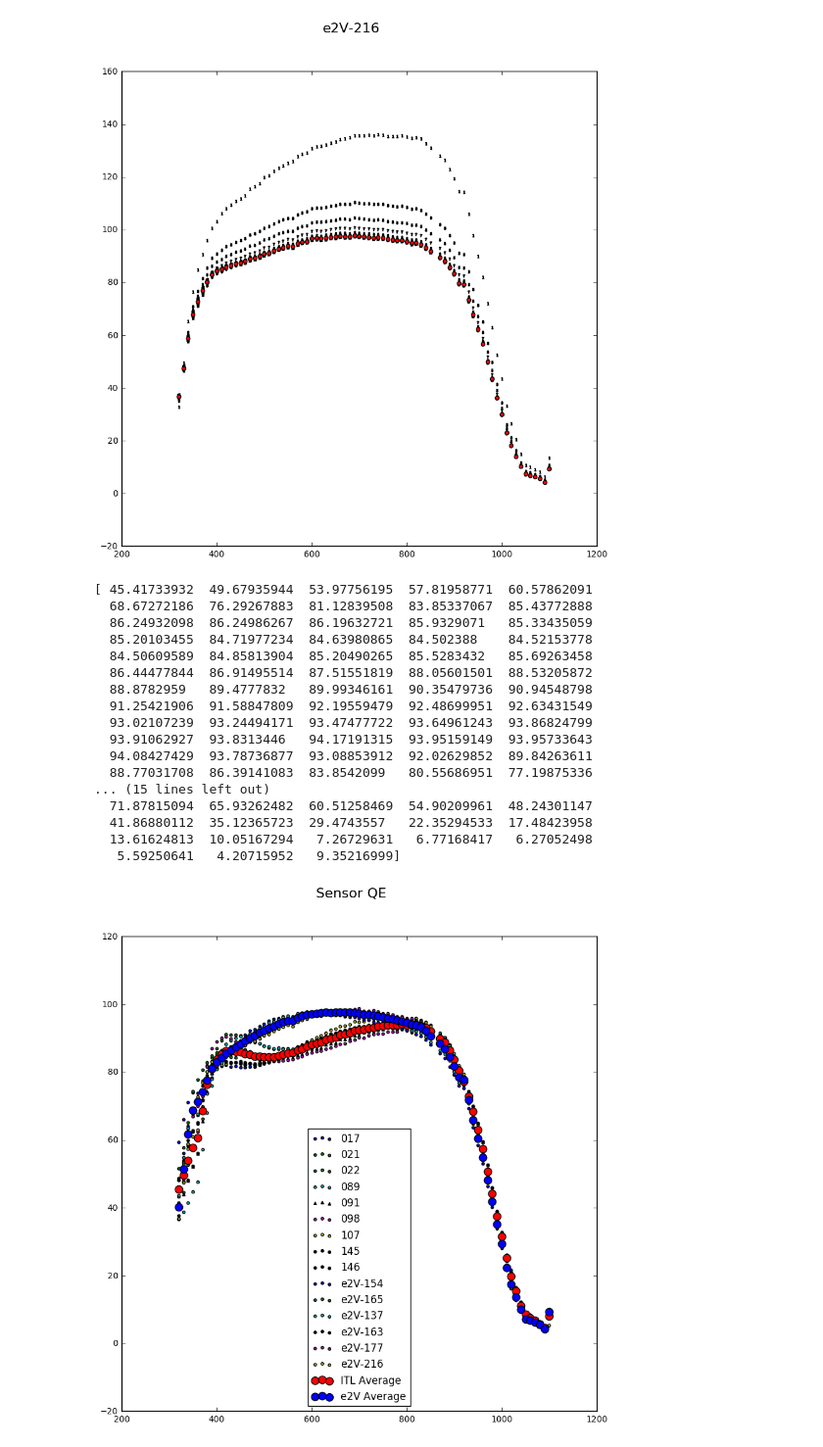
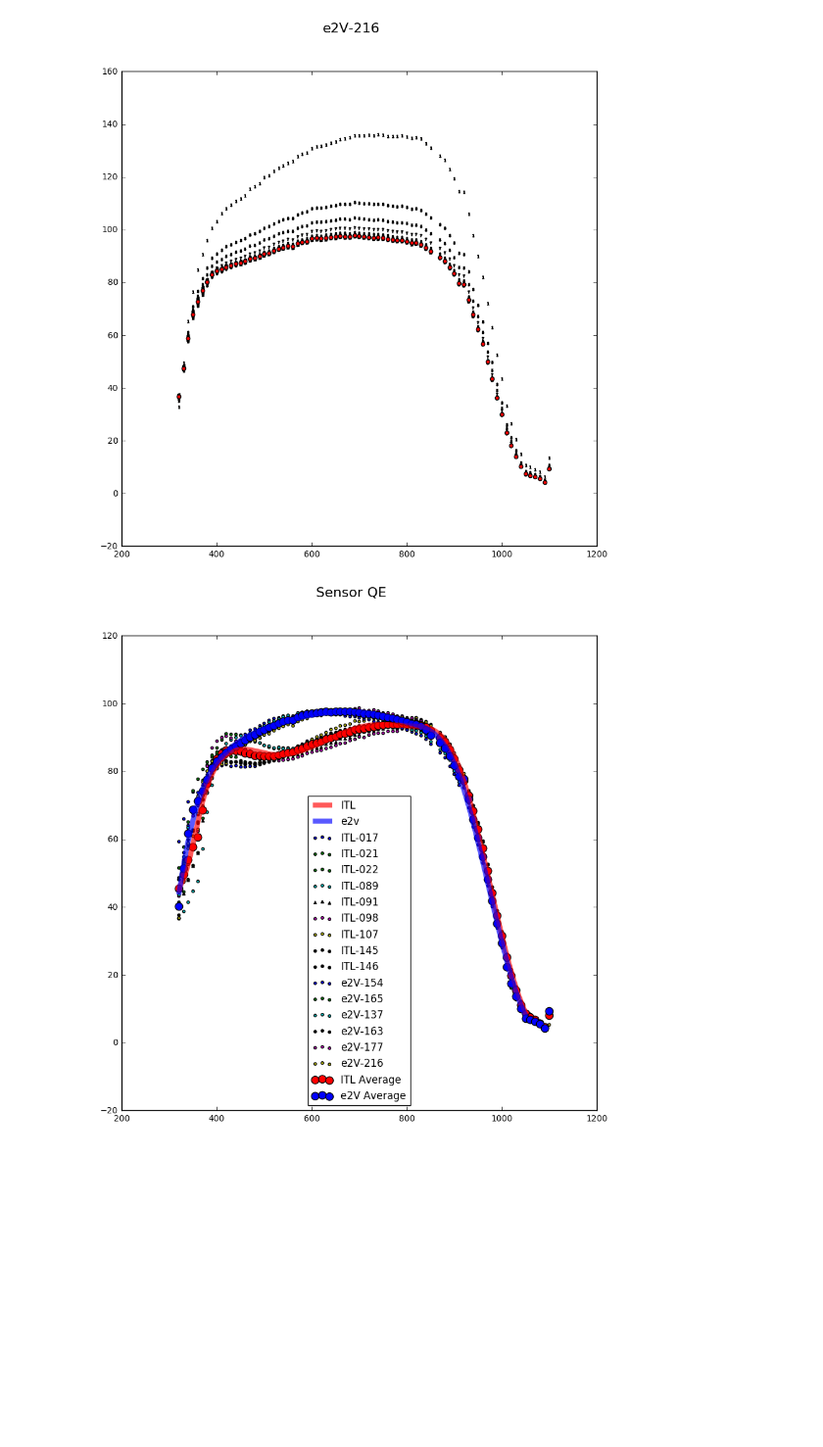
Before and after one commit to smr456/QE-working-area, a Jupyter notebook: QE_v1.ipynb, the cells around one changed output. Shown at 98% size. Saved outputs shown, nothing was run; the diff lists cells and outputs as text; code cells hidden in the pictures; blank space fills up the shorter version.

```diff
--- a/QE_v1.ipynb
+++ b/QE_v1.ipynb
@@ -825,51 +825,40 @@ AMP01 and 3 and 5 and 7 are particularly badly normalized and are omitted from t
 # %%
 superavg=(avg017+avg021+avg089+avg091+avg098+avg107+avg146)/7
 superavge=(avg137e+avg154e+avg163e+avg165e+avg177e+avg216e)/6
-print (superavg, superavge)
-#for item in superavg:
-#print (round(item,1))
-#for i in range(len(superavg)):
-#    print (round(wavelength[i],1),round(superavg[i],1))
+# now let's interpolate
+from scipy import interpolate
+#itl=interpolate.interp1d(wavelength,superavg,kind='cubic')
+#e2v=interpolate.interp1d(wavelength,superavge,kind='cubic')
+itl=interpolate.UnivariateSpline(wavelength,superavg)
+e2v=interpolate.UnivariateSpline(wavelength,superavge)
+lambda1=np.arange(321,1050,1)
+itlcurve=itl(lambda1)
+e2vcurve=e2v(lambda1)
 fig1=plt.figure(1,[figwidth,figheight])
 #fig1.ylabel('QE')
 fig1.suptitle('Sensor QE', fontsize=16)
-plt.scatter(wavelength, avg017, 10,'blue',label='017')
-plt.scatter(wavelength, avg021, 10,'g', label='021')
-plt.scatter(wavelength, avg022, 10,'g', label='022')
-plt.scatter(wavelength, avg089, 10,'c', label='089')
-plt.scatter(wavelength, avg091, 10,'black','^', label='091')
-plt.scatter(wavelength, avg098, 10,'m', label='098')
-plt.scatter(wavelength, avg107, 10,'y', label='107')
-plt.scatter(wavelength, avg145, 10,'k', label='145')
-plt.scatter(wavelength, avg146, 10,'k', label='146')
+plt.plot(lambda1, itlcurve,'r',linewidth=6,label='ITL',alpha=0.65)
+plt.plot(lambda1, e2vcurve,'b', linewidth=6, label='e2v',alpha=0.65)
+plt.scatter(wavelength, avg017, 10,'blue',label='ITL-017')
+plt.scatter(wavelength, avg021, 10,'g', label='ITL-021')
+plt.scatter(wavelength, avg022, 10,'g', label='ITL-022')
+plt.scatter(wavelength, avg089, 10,'c', label='ITL-089')
+plt.scatter(wavelength, avg091, 10,'black','^', label='ITL-091')
+plt.scatter(wavelength, avg098, 10,'m', label='ITL-098')
+plt.scatter(wavelength, avg107, 10,'y', label='ITL-107')
+plt.scatter(wavelength, avg145, 10,'k', label='ITL-145')
+plt.scatter(wavelength, avg146, 10,'k', label='ITL-146')
 plt.scatter(wavelength, avg154e, 10,'b', label='e2V-154')
 plt.scatter(wavelength, avg165e, 10,'g', label='e2V-165')
 plt.scatter(wavelength, avg137e, 10,'c', label='e2V-137')
 plt.scatter(wavelength, avg163e, 10,'black', label='e2V-163')
 plt.scatter(wavelength, avg177e, 10,'m', label='e2V-177')
 plt.scatter(wavelength, avg216e, 10,'y', label='e2V-216')
 plt.scatter(wavelength, superavg, 80,'r', label='ITL Average')
 plt.scatter(wavelength, superavge, 80,'b', label='e2V Average')
 #plt.scatter(wavelength, avg179e, 50,'y', label='e2V-179')
 pylab.legend(loc='lower center')
 fig1.savefig('SensorQE.pdf')
 # %% [output]
-[ 45.41733932  49.67935944  53.97756195  57.81958771  60.57862091
-  68.67272186  76.29267883  81.12839508  83.85337067  85.43772888
-  86.24932098  86.24986267  86.19632721  85.9329071   85.33435059
-  85.20103455  84.71977234  84.63980865  84.502388    84.52153778
-  84.50609589  84.85813904  85.20490265  85.5283432   85.69263458
-  86.44477844  86.91495514  87.51551819  88.05601501  88.53205872
-  88.8782959   89.4777832   89.99346161  90.35479736  90.94548798
-  91.25421906  91.58847809  92.19559479  92.48699951  92.63431549
-  93.02107239  93.24494171  93.47477722  93.64961243  93.86824799
-  93.91062927  93.8313446   94.17191315  93.95159149  93.95733643
-  94.08427429  93.78736877  93.08853912  92.02629852  89.84263611
-  88.77031708  86.39141083  83.8542099   80.55686951  77.19875336
-... (15 lines left out)
-  71.87815094  65.93262482  60.51258469  54.90209961  48.24301147
-  41.86880112  35.12365723  29.4743557   22.35294533  17.48423958
-  13.61624813  10.05167294   7.26729631   6.77168417   6.27052498
-   5.59250641   4.20715952   9.35216999]
-[figure, old version]
+[figure, new version]
 # %%
```
Also changed, not shown: parts of 1 cell of this notebook, 2 other files.
